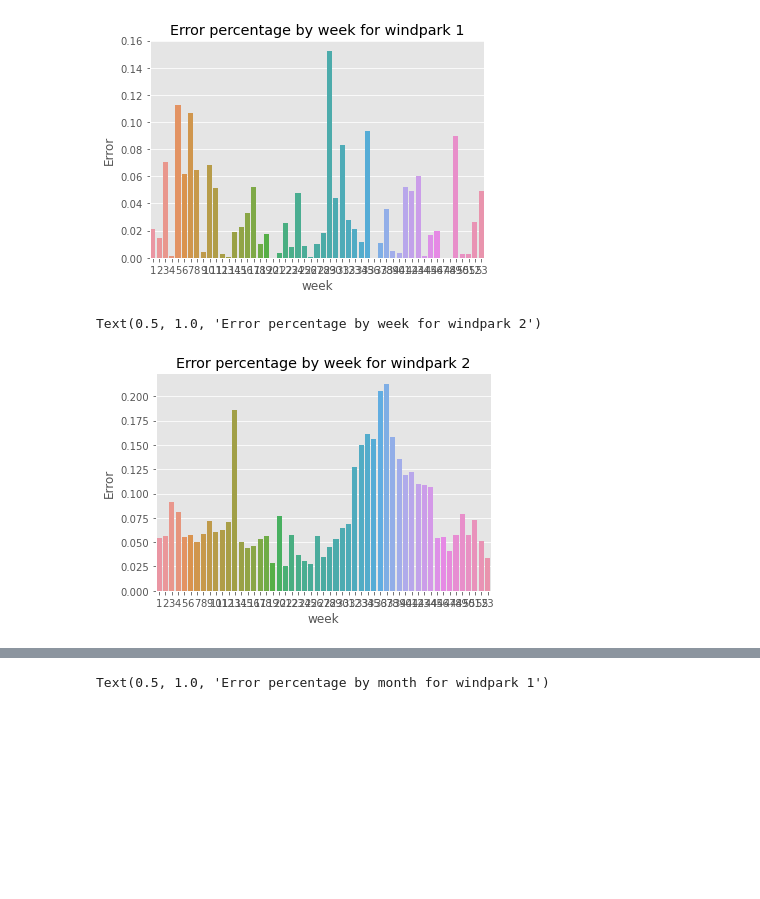
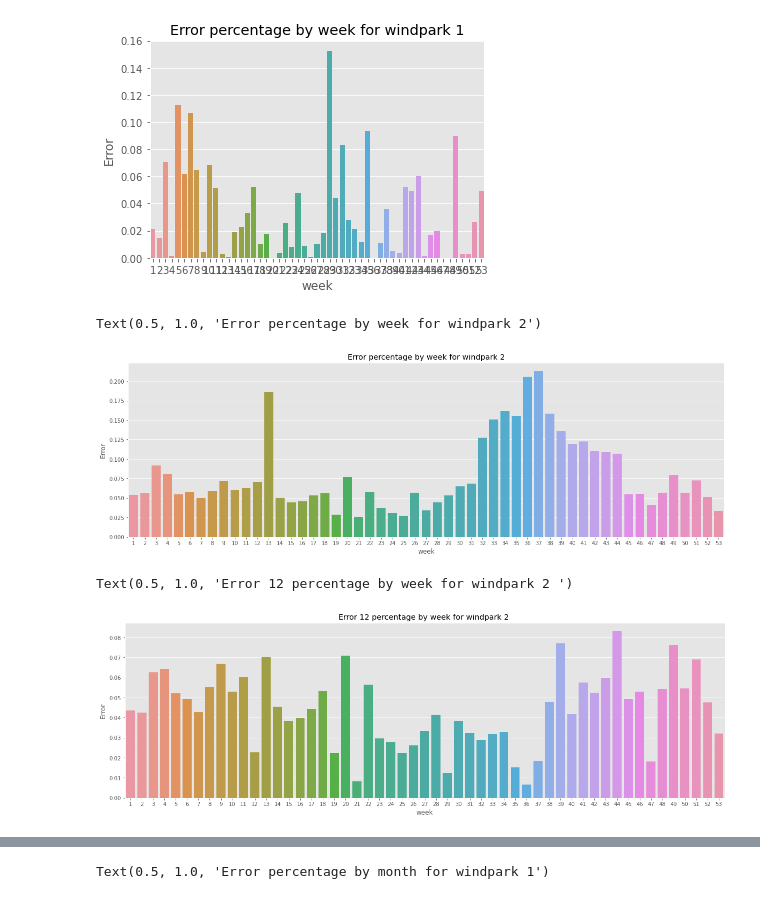
Before and after one commit to DZuercher/Datathlon2022, a Jupyter notebook: exploration/notebook_matthias.ipynb, the cells around one changed output, grey strips where cells are left out. Drawn from its saved outputs; the diff is of its cells as text; code cells hidden in the pictures; blank space fills up the shorter version.

```diff
--- a/exploration/notebook_matthias.ipynb
+++ b/exploration/notebook_matthias.ipynb
@@ -216,8 +216,16 @@ plt.title("Error percentage by week for windpark 1")
 Text(0.5, 1.0, 'Error percentage by week for windpark 1')
 [figure]
 # %%
+fig, ax=plt.subplots(1,1,figsize=(20,6))
 sns.barplot(data=df[df.park_id==2], y="Error",x="week",ci=None)
 plt.title("Error percentage by week for windpark 2")
 # %% [output]
 Text(0.5, 1.0, 'Error percentage by week for windpark 2')
-[figure, old version]
+[figure, new version]
+# %%
+fig, ax=plt.subplots(1,1,figsize=(20,6))
+sns.barplot(data=df[(df.park_id==2) & ((df.error_category == "ERROR=12") | (df.error_category=="NO_ERROR")) ], y="Error",x="week",ci=None)
+plt.title("Error 12 percentage by week for windpark 2 ")
+# %% [output]
+Text(0.5, 1.0, 'Error 12 percentage by week for windpark 2 ')
+[figure, added]
```
Also changed, not shown: parts of 5 cells of this notebook.
